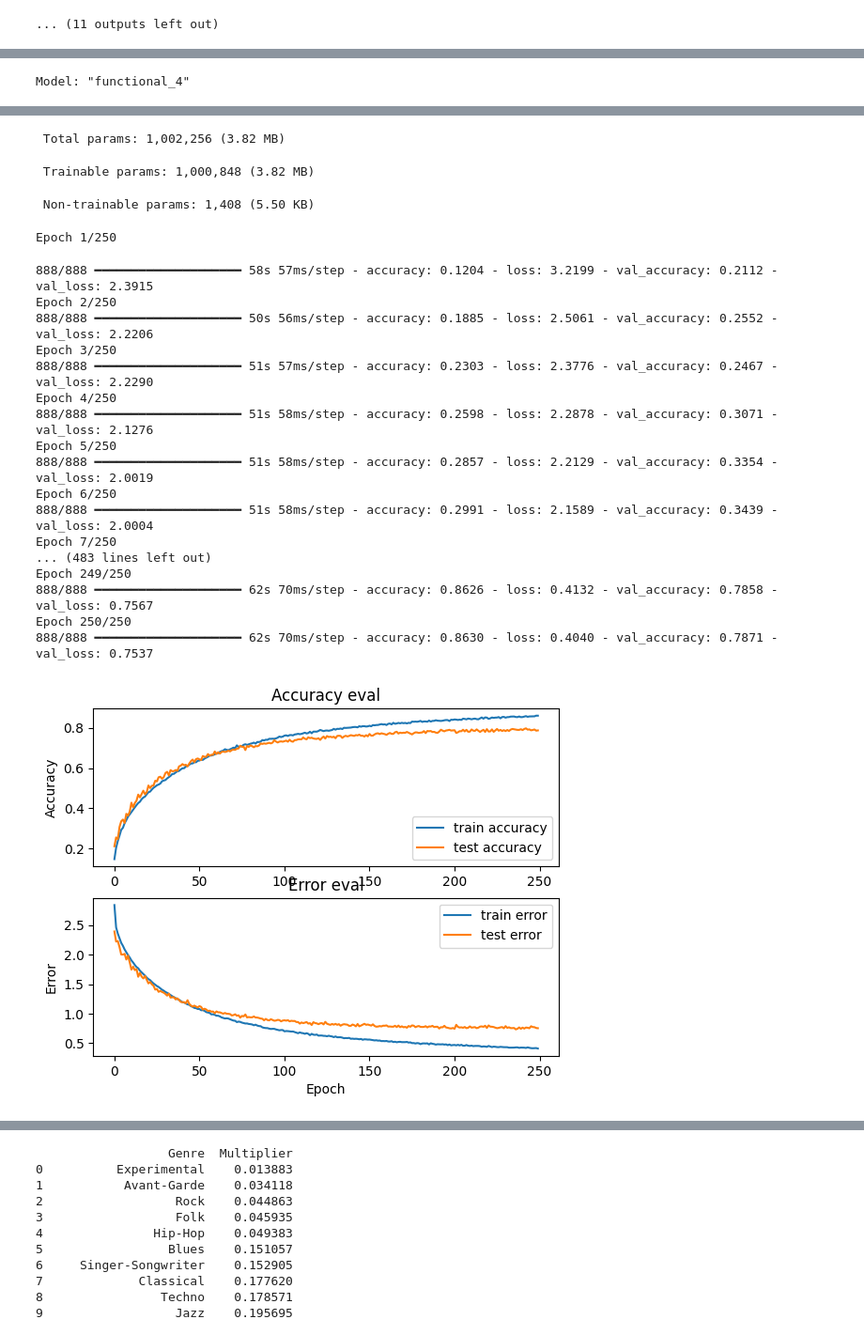
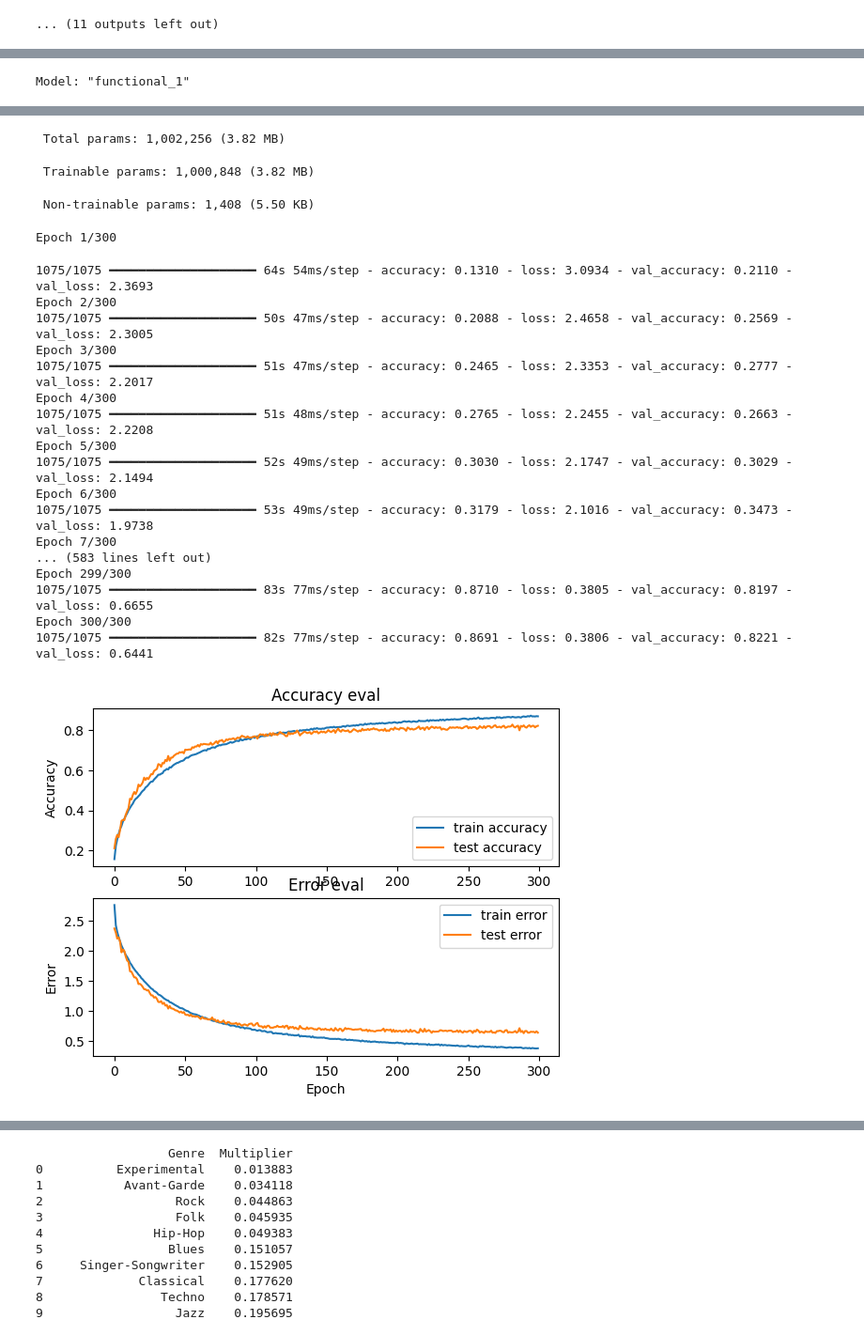
Before and after one commit to hassanjaber7/Music-Genre-Classification, a Jupyter notebook: CNN-PRCNN-MCLNN.ipynb, the cells around one changed output, grey strips where cells are left out. Shown at 94% size. Drawn from its saved outputs; the diff is of its cells as text; code cells hidden in the pictures.

```diff
--- a/CNN-PRCNN-MCLNN.ipynb
+++ b/CNN-PRCNN-MCLNN.ipynb
@@ -444,5 +444,5 @@ if __name__ == "__main__":
 
     # Prepare datasets
     (X_mfcc_train, X_other_train), (X_mfcc_val, X_other_val), \
-    (X_mfcc_test, X_other_test), y_train, y_val, y_test = prepare_datasets(0.25, 0.2)
+    (X_mfcc_test, X_other_test), y_train, y_val, y_test = prepare_datasets(0.15, 0.15)
 # %% [output]
@@ -559,7 +559,7 @@ if __name__ == "__main__":
 
     # Prepare datasets (using your modified prepare_datasets function)
     (X_mfcc_train, X_other_train), (X_mfcc_val, X_other_val), \
-    (X_mfcc_test, X_other_test), y_train, y_val, y_test = prepare_datasets(0.25, 0.2)
+    (X_mfcc_test, X_other_test), y_train, y_val, y_test = prepare_datasets(0.15, 0.15)
 
     # Build model
     mfcc_shape = X_mfcc_train.shape[1:]  # (time_steps, 13)
@@ -579,9 +579,9 @@ if __name__ == "__main__":
         [X_mfcc_train, X_other_train], y_train,
         validation_data=([X_mfcc_val, X_other_val], y_val),
         batch_size=32,
-        epochs=250,
+        epochs=300,
         callbacks=[
-            EarlyStopping(monitor='val_loss', patience=250, restore_best_weights=True)
+            EarlyStopping(monitor='val_loss', patience=30, restore_best_weights=True)
         ]
     )
 
@@ -794,7 +862,7 @@ if __name__ == "__main__":
 
     # Prepare datasets (using your modified prepare_datasets function)
     (X_mfcc_train, X_other_train), (X_mfcc_val, X_other_val), \
-    (X_mfcc_test, X_other_test), y_train, y_val, y_test = prepare_datasets(0.25, 0.2)
+    (X_mfcc_test, X_other_test), y_train, y_val, y_test = prepare_datasets(0.15, 0.15)
 
     # Build model
     mfcc_shape = X_mfcc_train.shape[1:]  # (time_steps, 13)
@@ -814,9 +882,9 @@ if __name__ == "__main__":
         [X_mfcc_train, X_other_train], y_train,
         validation_data=([X_mfcc_val, X_other_val], y_val),
         batch_size=32,
-        epochs=250,
+        epochs=300,
         callbacks=[
-            EarlyStopping(monitor='val_loss', patience=300, restore_best_weights=True)
+            EarlyStopping(monitor='val_loss', patience=30, restore_best_weights=True)
         ]
     )
 
@@ -831,7 +899,7 @@ if __name__ == "__main__":
     sample_idx = 100  # Example index
     predict(model, X_mfcc_test[sample_idx], X_other_test[sample_idx], y_test[sample_idx])
 # %% [output]
-Model: "functional_4"
+Model: "functional_1"
 ┏━━━━━━━━━━━━━━━━━━━━━━━━━━━━━━━┳━━━━━━━━━━━━━━━━━━━━━━━━━━━┳━━━━━━━━━━━━━━━━━┳━━━━━━━━━━━━━━━━━━━━━━━━━━━━┓
 ┃ Layer (type)                  ┃ Output Shape              ┃         Param # ┃ Connected to               ┃
 ┡━━━━━━━━━━━━━━━━━━━━━━━━━━━━━━━╇━━━━━━━━━━━━━━━━━━━━━━━━━━━╇━━━━━━━━━━━━━━━━━╇━━━━━━━━━━━━━━━━━━━━━━━━━━━━┩
@@ -851,23 +919,23 @@ Model: "functional_4"
 └───────────────────────────────┴───────────────────────────┴─────────────────┴────────────────────────────┘
  Total params: 1,002,256 (3.82 MB)
  Trainable params: 1,000,848 (3.82 MB)
  Non-trainable params: 1,408 (5.50 KB)
-Epoch 1/250
+Epoch 1/300
-888/888 ━━━━━━━━━━━━━━━━━━━━ 58s 57ms/step - accuracy: 0.1204 - loss: 3.2199 - val_accuracy: 0.2112 - val_loss: 2.3915
-Epoch 2/250
-888/888 ━━━━━━━━━━━━━━━━━━━━ 50s 56ms/step - accuracy: 0.1885 - loss: 2.5061 - val_accuracy: 0.2552 - val_loss: 2.2206
-Epoch 3/250
-888/888 ━━━━━━━━━━━━━━━━━━━━ 51s 57ms/step - accuracy: 0.2303 - loss: 2.3776 - val_accuracy: 0.2467 - val_loss: 2.2290
-Epoch 4/250
-888/888 ━━━━━━━━━━━━━━━━━━━━ 51s 58ms/step - accuracy: 0.2598 - loss: 2.2878 - val_accuracy: 0.3071 - val_loss: 2.1276
-Epoch 5/250
-888/888 ━━━━━━━━━━━━━━━━━━━━ 51s 58ms/step - accuracy: 0.2857 - loss: 2.2129 - val_accuracy: 0.3354 - val_loss: 2.0019
-Epoch 6/250
-888/888 ━━━━━━━━━━━━━━━━━━━━ 51s 58ms/step - accuracy: 0.2991 - loss: 2.1589 - val_accuracy: 0.3439 - val_loss: 2.0004
-Epoch 7/250
-... (483 lines left out)
-Epoch 249/250
-888/888 ━━━━━━━━━━━━━━━━━━━━ 62s 70ms/step - accuracy: 0.8626 - loss: 0.4132 - val_accuracy: 0.7858 - val_loss: 0.7567
-Epoch 250/250
-888/888 ━━━━━━━━━━━━━━━━━━━━ 62s 70ms/step - accuracy: 0.8630 - loss: 0.4040 - val_accuracy: 0.7871 - val_loss: 0.7537
+1075/1075 ━━━━━━━━━━━━━━━━━━━━ 64s 54ms/step - accuracy: 0.1310 - loss: 3.0934 - val_accuracy: 0.2110 - val_loss: 2.3693
+Epoch 2/300
+1075/1075 ━━━━━━━━━━━━━━━━━━━━ 50s 47ms/step - accuracy: 0.2088 - loss: 2.4658 - val_accuracy: 0.2569 - val_loss: 2.3005
+Epoch 3/300
+1075/1075 ━━━━━━━━━━━━━━━━━━━━ 51s 47ms/step - accuracy: 0.2465 - loss: 2.3353 - val_accuracy: 0.2777 - val_loss: 2.2017
+Epoch 4/300
+1075/1075 ━━━━━━━━━━━━━━━━━━━━ 51s 48ms/step - accuracy: 0.2765 - loss: 2.2455 - val_accuracy: 0.2663 - val_loss: 2.2208
+Epoch 5/300
+1075/1075 ━━━━━━━━━━━━━━━━━━━━ 52s 49ms/step - accuracy: 0.3030 - loss: 2.1747 - val_accuracy: 0.3029 - val_loss: 2.1494
+Epoch 6/300
+1075/1075 ━━━━━━━━━━━━━━━━━━━━ 53s 49ms/step - accuracy: 0.3179 - loss: 2.1016 - val_accuracy: 0.3473 - val_loss: 1.9738
+Epoch 7/300
+... (583 lines left out)
+Epoch 299/300
+1075/1075 ━━━━━━━━━━━━━━━━━━━━ 83s 77ms/step - accuracy: 0.8710 - loss: 0.3805 - val_accuracy: 0.8197 - val_loss: 0.6655
+Epoch 300/300
+1075/1075 ━━━━━━━━━━━━━━━━━━━━ 82s 77ms/step - accuracy: 0.8691 - loss: 0.3806 - val_accuracy: 0.8221 - val_loss: 0.6441
-[figure, old version]
+[figure, new version]
```
Also changed, not shown: parts of 8 cells of this notebook.
